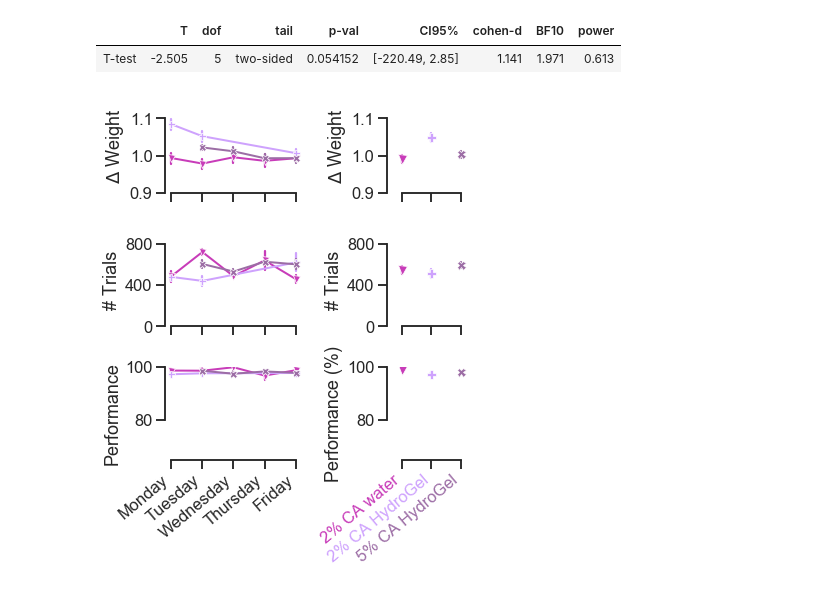
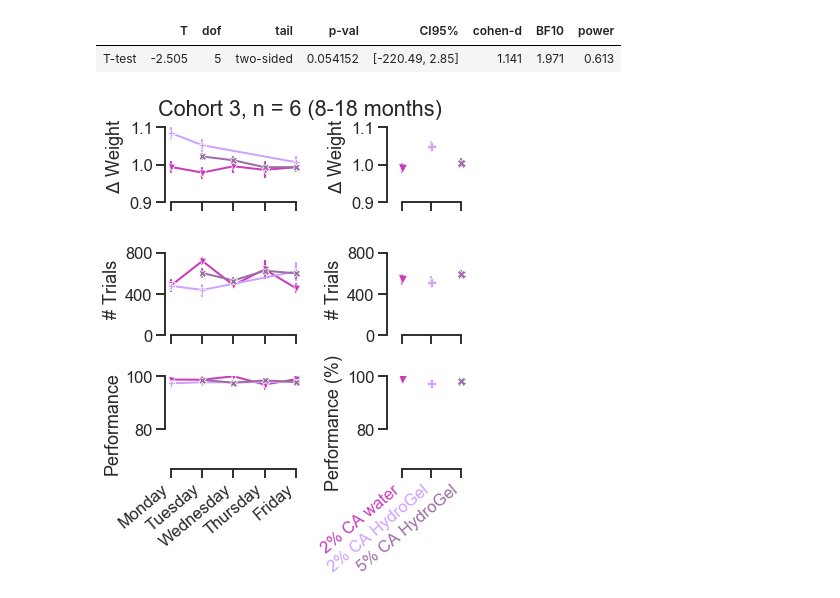
Before and after one commit to int-brain-lab/citricAcid, a Jupyter notebook: figure2.ipynb, the cells around one changed output. Cells and saved outputs as stored; diff of their text form; code cells hidden in the pictures.

```diff
--- a/figure2.ipynb
+++ b/figure2.ipynb
@@ -345,31 +344,32 @@ sns.lineplot(x="condition", y="n_trials", err_style='bars', style='condition', m
              ax=ax[1,1])
 #sns.boxplot(x="condition", y="n_trials", order=condition_order, data=df, fliersize=0, ax=ax[1,2], boxprops={'facecolor':'None'}, width=.3)
 ax[1,1].set(ylabel="# Trials", xlabel="", ylim=ylims_ntrials, yticks=[0,400,800])
 ax[1,1].get_legend().remove()
 ax[1,1].tick_params(labelbottom=False)
 ax[1,1].set_xticks(range(3))
 ax[1,1].set_xlim([-0.5, 3.2])
 
 sns.lineplot(x="condition", y="performance_easy", err_style='bars', style='condition', markers=marker_mapping,
              ci=68, linewidth=2, hue_order=condition_order, palette=palette, hue="condition",
              data=df3.groupby(['subject_nickname', 'condition'])['performance_easy'].mean().reset_index(),
              ax=ax[2,1])
 #sns.lineplot(x="condition", y="performance_easy", order=condition_order, data=df, fliersize=0, ax=ax[2,2], boxprops={'facecolor':'None'}, width=.3)
 ax[2,1].set(ylabel="Performance (%)", xlabel="", ylim=ylims_performance)
 ax[2,1].get_legend().remove()
 ax[2,1].set_xticklabels(condition_names)
 ax[2,1].set_xticks(range(3))
 ax[2,1].set_xlim([-0.5, 3.2])
 
 for ticklabel, tickcolor in zip(ax[2,1].get_xticklabels(), palette):
     ticklabel.set_color(tickcolor)
     ticklabel.set_rotation(40)
     ticklabel.set(ha='right')
 
 # SAVE
+f.suptitle('Cohort 3, n = 6 (8-18 months)')
 sns.despine(trim=True)
 f.tight_layout()
 f.savefig(os.path.join(figpath, "citricacid_study3c.pdf"))
 f.savefig(os.path.join(figpath, "citricacid_study3c.png"), dpi=600)
 # %% [output]
-[figure, old version]
+[figure, new version]
```
Also changed, not shown: parts of 3 cells of this notebook, 13 other files.
